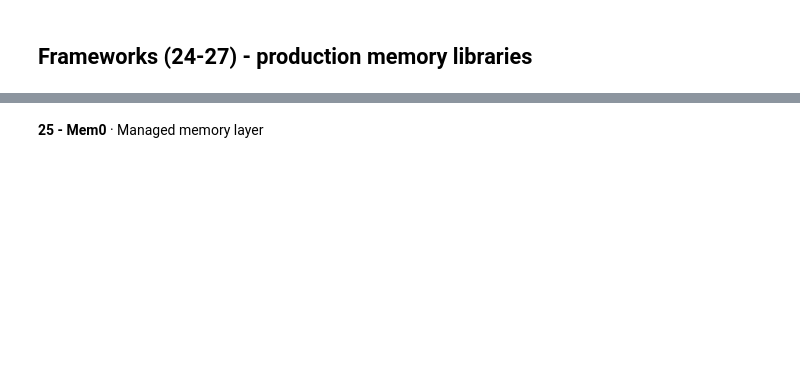
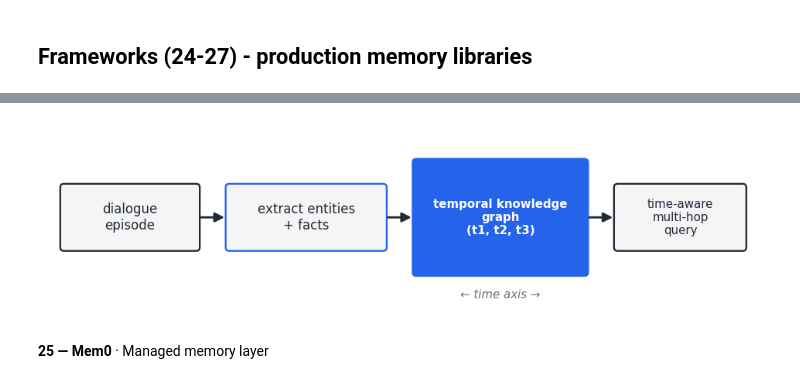
Before and after one commit to syaikhipin/kdd26-memdiag, a Jupyter notebook: tutorial/phase1_memory_architectures/05_frameworks.ipynb, the cells around one changed output, grey strips where cells are left out. Cells and saved outputs as stored; diff of their text form; code cells hidden in the pictures; blank space fills up the shorter version.

```diff
--- a/tutorial/phase1_memory_architectures/05_frameworks.ipynb
+++ b/tutorial/phase1_memory_architectures/05_frameworks.ipynb
@@ -82,2 +220,15 @@ print(' Open amt_curated/ for the full notebook (needs a Zep account).')
+# %%
+fig,ax=_newfig(9.9,2.6); ax.set_xlim(0,9.9); ax.set_ylim(0,2.6)
+_box(ax,0.2,0.9,1.9,0.9,'dialogue\nepisode')
+_arrow(ax,2.1,1.35,2.5,1.35)
+_box(ax,2.5,0.9,2.2,0.9,'extract entities\n+ facts',fc=LIGHT,ec=ACCENT)
+_arrow(ax,4.7,1.35,5.1,1.35)
+_box(ax,5.1,0.55,2.4,1.6,'temporal knowledge\ngraph\n(t1, t2, t3)',fc=ACCENT,ec=ACCENT,tc='white',bold=True,fs=9)
+_arrow(ax,7.5,1.35,7.9,1.35)
+_box(ax,7.9,0.9,1.8,0.9,'time-aware\nmulti-hop\nquery',fs=9)
+ax.text(6.3,0.22,'← time axis →',ha='center',color=MUTED,fontsize=9,style='italic')
+plt.show()
+# %% [output]
+[figure, added]
 # %% [markdown]
-**25 - Mem0** · Managed memory layer
+**25 — Mem0** · Managed memory layer
```
Also changed, not shown: parts of 19 cells of this notebook, 41 other files.
